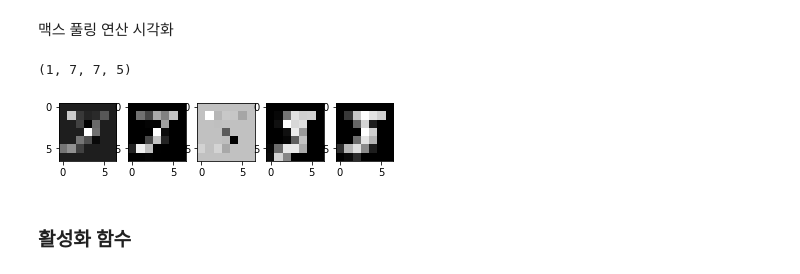
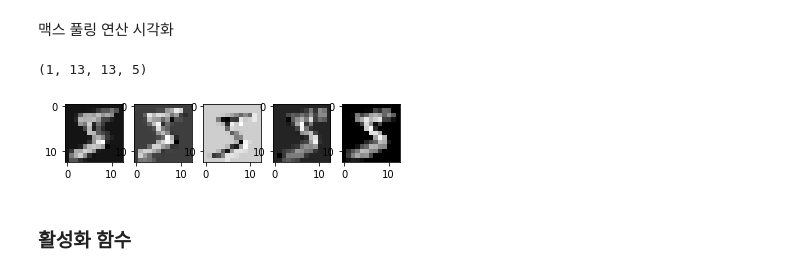
Before and after one commit to imguru-mooc/deep_learning_cnn, a Jupyter notebook: 01_day.ipynb, the cells around one changed output. Drawn from its saved outputs; the diff is of its cells as text; code cells hidden in the pictures.

```diff
--- a/01_day.ipynb
+++ b/01_day.ipynb
@@ -21,0 +41,3 @@ print(w_r)
+# %%
+for i in range(6):
+    print(np.dot(x[i:i+4], w_r), end=" ")
@@ -144,12 +182,13 @@ print("image.shape", image.shape)
 weight = np.array([[[[1.,10.,-1.]],[[1.,10.,-1.]]],[[[1.,10.,-1.]],[[1.,10.,-1.]]]])
 print("weight.shape", weight.shape)
 weight_init = tf.constant_initializer(weight)
-conv2d = tf.keras.layers.Conv2D(filters=3, kernel_size=2, padding='same', kernel_initializer=weight_init)(image)
+conv2d = tf.keras.layers.Conv2D(filters=3, kernel_size=2, padding='valid', kernel_initializer=weight_init)(image)
 print("conv2d.shape", conv2d.shape)
+print(conv2d.numpy())
 feature_maps = np.swapaxes(conv2d, 0, 3)
 for i, feature_map in enumerate(feature_maps):
-    print(feature_map.reshape(3,3))
-    plt.subplot(1,3,i+1), plt.imshow(feature_map.reshape(3,3), cmap='gray')
+    print(feature_map.reshape(2,2))
+    plt.subplot(1,3,i+1), plt.imshow(feature_map.reshape(2,2), cmap='gray')
 plt.show()
 # %% [output]
 image.shape (1, 3, 3, 1)
@@ -481,13 +691,13 @@ plt.show()
 # %% [markdown]
 합성곱 연산 시각화
 # %%
-img = img.reshape(-1,28,28,1)
+img = img.reshape(-1,28,28,1)   # (1,28,28,1)
 img = tf.convert_to_tensor(img)
 
 print("weight.shape", weight.shape)
-weight_init = keras.initializers.RandomNormal(stddev=0.01)
-conv2d = keras.layers.Conv2D(filters=5, kernel_size=3, padding='same',
-                             strides=(2,2), kernel_initializer=weight_init)(img)
+weight_init = tf.keras.initializers.RandomNormal(stddev=0.01)
+conv2d = tf.keras.layers.Conv2D(filters=5, kernel_size=3, padding='same',
+                             strides=(2,2), kernel_initializer=weight_init)(img)  # (3,3,1,5)
 print("conv2d.shape", conv2d.shape)
 feature_maps = np.swapaxes(conv2d, 0, 3)
 for i, feature_map in enumerate(feature_maps):
@@ -499,0 +710,13 @@ conv2d.shape (1, 14, 14, 5)
+# %%
+img = img.reshape(-1,28,28,1)   # (1,28,28,1)
+img = tf.convert_to_tensor(img)
+
+print("weight.shape", weight.shape)
+weight_init = tf.keras.initializers.RandomNormal(stddev=0.01)
+conv2d = tf.keras.layers.Conv2D(filters=5, kernel_size=3, padding='valid',
+                              kernel_initializer=weight_init)(img)  # (3,3,1,5)
+print("conv2d.shape", conv2d.shape)
+feature_maps = np.swapaxes(conv2d, 0, 3)
+for i, feature_map in enumerate(feature_maps):
+    plt.subplot(1,5,i+1), plt.imshow(feature_map.reshape(26,26), cmap='gray')
+plt.show()
@@ -500,15 +727,15 @@ conv2d.shape (1, 14, 14, 5)
 # %% [markdown]
 맥스 풀링 연산 시각화
 # %%
-pool = keras.layers.MaxPool2D(pool_size=(2,2), strides=(2,2), padding='same')(conv2d)
+pool = tf.keras.layers.MaxPool2D(pool_size=(2,2))(conv2d)
 print(pool.shape)
 feature_maps = np.swapaxes(pool, 0, 3)
 for i, feature_map in enumerate(feature_maps):
-    plt.subplot(1,5,i+1), plt.imshow(feature_map.reshape(7,7), cmap='gray')
+    plt.subplot(1,5,i+1), plt.imshow(feature_map.reshape(13,13), cmap='gray')
 plt.show()
 # %% [output]
-(1, 7, 7, 5)
+(1, 13, 13, 5)
-[figure, old version]
+[figure, new version]
 # %% [markdown]
 ### 활성화 함수
 # %% [markdown]
```
Also changed, not shown: parts of 48 cells of this notebook.
